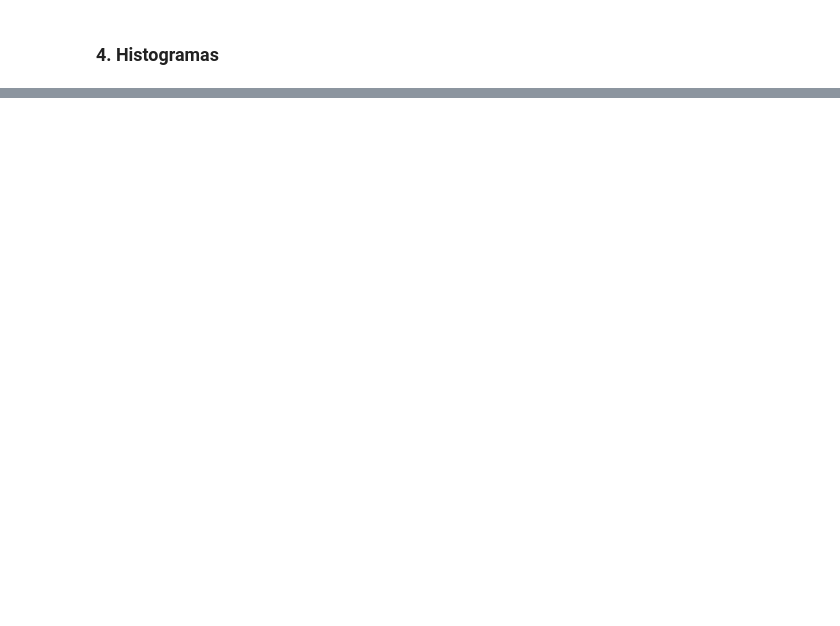
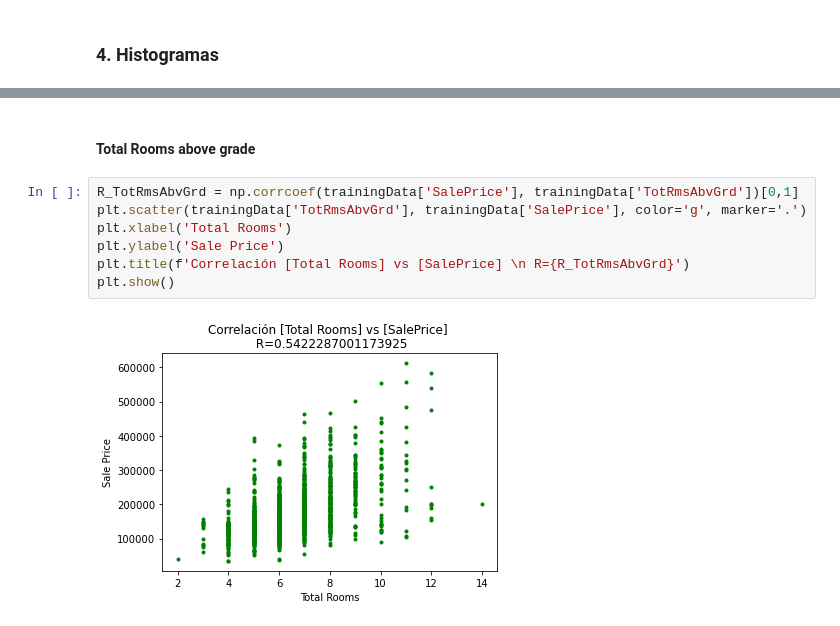
Before and after one commit to meuca/DS_Python, a Jupyter notebook: ProyectoPython/ProyectoFinal.ipynb, the cells around one changed output, grey strips where cells are left out. Cells and saved outputs as stored; diff of their text form; blank space fills up the shorter version.

```diff
--- a/ProyectoPython/ProyectoFinal.ipynb
+++ b/ProyectoPython/ProyectoFinal.ipynb
@@ -68,0 +93,11 @@ sns.displot(trainingData['LotFrontage'])
+# %% [markdown]
+#### Total Rooms above grade
+# %%
+R_TotRmsAbvGrd = np.corrcoef(trainingData['SalePrice'], trainingData['TotRmsAbvGrd'])[0,1]
+plt.scatter(trainingData['TotRmsAbvGrd'], trainingData['SalePrice'], color='g', marker='.')
+plt.xlabel('Total Rooms')
+plt.ylabel('Sale Price')
+plt.title(f'Correlación [Total Rooms] vs [SalePrice] \n R={R_TotRmsAbvGrd}')
+plt.show()
+# %% [output]
+[figure, added]
```
Also changed, not shown: parts of 13 cells of this notebook.
